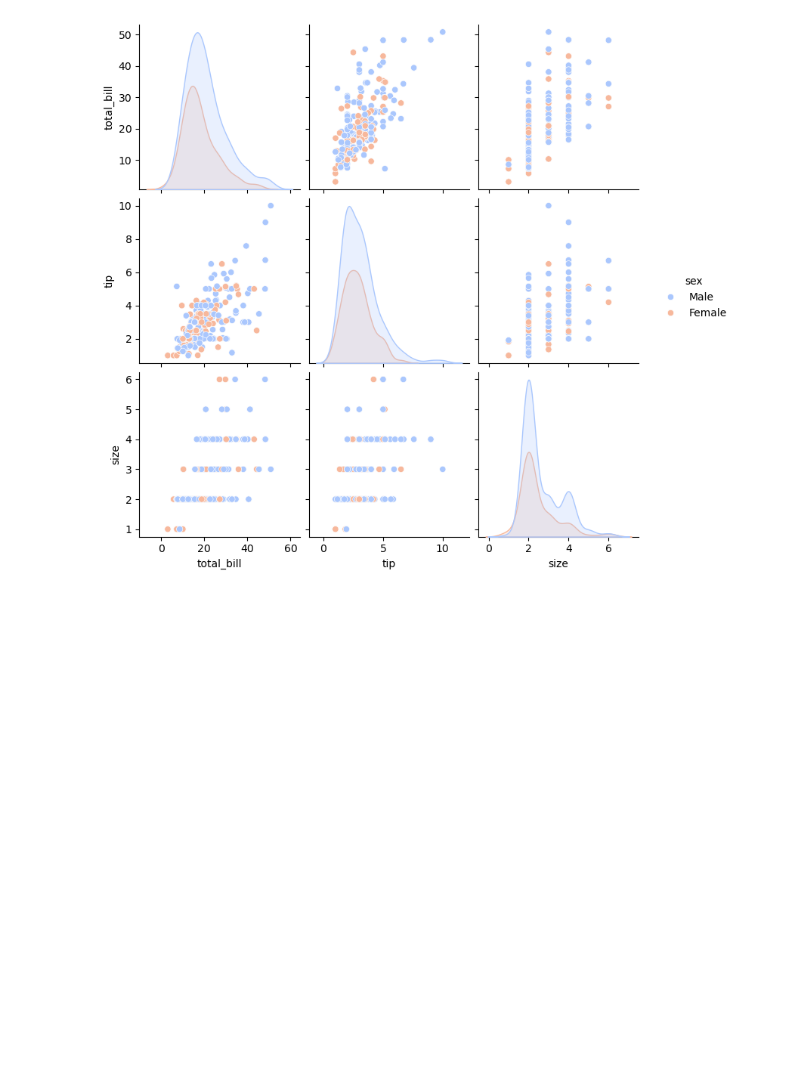
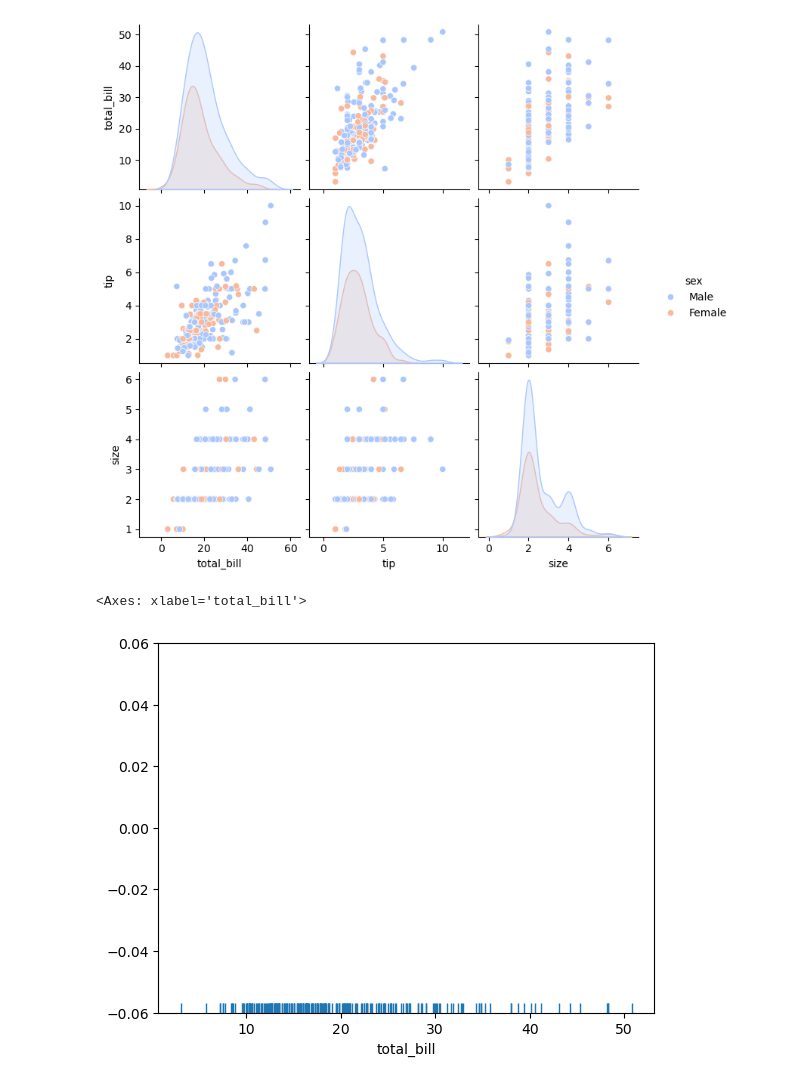
Before and after one commit to Malinda1/machine-learning_course_01, a Jupyter notebook: data_visualization/seaborn.ipynb, the cells around one changed output. Drawn from its saved outputs; the diff is of its cells as text; code cells hidden in the pictures; blank space fills up the shorter version.

Commit message:
Create a rugplot and kdeplot

```diff
--- a/data_visualization/seaborn.ipynb
+++ b/data_visualization/seaborn.ipynb
@@ -53,3 +53,8 @@ sns.pairplot(tips, hue = 'sex', palette = 'coolwarm')
 # %% [output]
 <seaborn.axisgrid.PairGrid at 0x...>
 [figure]
+# %%
+sns.rugplot(tips['total_bill'])
+# %% [output]
+<Axes: xlabel='total_bill'>
+[figure, added]
```
Also changed, not shown: parts of 1 cell of this notebook.
